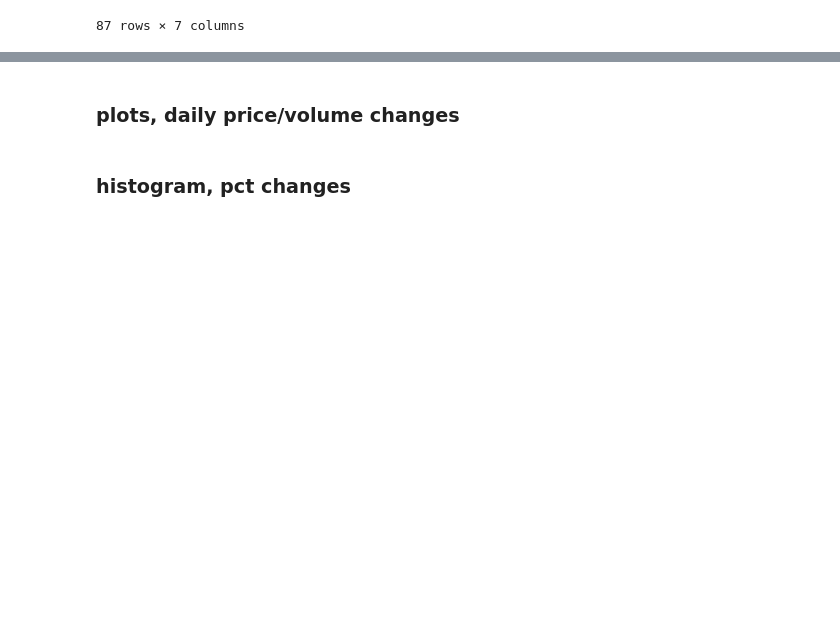
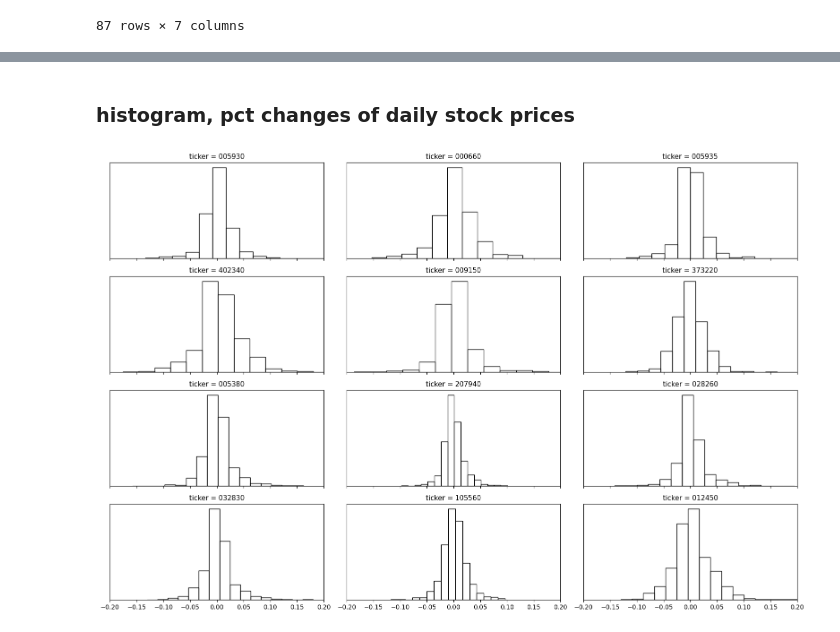
Before and after one commit to bahn28/salad, a Jupyter notebook: az_krx_001.ipynb, the cells around one changed output, grey strips where cells are left out. Drawn from its saved outputs; the diff is of its cells as text; code cells hidden in the pictures; blank space fills up the shorter version.

```diff
--- a/az_krx_001.ipynb
+++ b/az_krx_001.ipynb
@@ -263,2 +266,0 @@ plt.show()
-# %% [markdown]
-### plots, daily price/volume changes
@@ -290,2 +267,2 @@ axes[1].xaxis.set_major_formatter(mdates.DateFormatter('%y/%m'))
 # %% [markdown]
-### histogram, pct changes
+### histogram, pct changes of daily stock prices
@@ -315,0 +269,33 @@ plt.title(f" distribution of daily percentage change of {ticker_2} ")
+# %%
+n_plot = len(tickers)
+sub_r = n_plot/3 if n_plot%3==0 else n_plot//3 + 1
+sub_c = n_plot/sub_r
+sub_r = int(sub_r)
+sub_c = int(sub_c)
+
+fig, axes = plt.subplots(sub_r, sub_c, figsize=(sub_r*4, sub_c*3.5), sharex=True)
+for ax, ticker in zip(axes.flat, tickers) :
+  ax.hist(
+      df_dat[f"{ticker}"].pct_change(),
+      color='blue',
+      linewidth=1,
+      bins = 16,
+      facecolor='None',
+      edgecolor='black',
+      density=True
+      )
+  ax.set_title(f"ticker = {ticker}", fontsize=11)
+  ax.set_xlim(-0.2, 0.2)
+        # ax.set_ylim(-3.5, 3.5)
+        # ax.set_aspect('equal')
+        # ax.set_xticks([])
+  ax.set_yticks([])
+
+# 4. 결과물 디스플레이
+#  for 에서 생성된 일련의 ax는 axes 개체를 그린 것.
+#  전체 그림은 fig로 지정된 것.
+#  이미 알고 있는 개체 fig를 보여주라는 명령.
+plt.tight_layout()
+plt.show()
+# %% [output]
+[figure, added]
```
Also changed, not shown: parts of 7 cells of this notebook.
